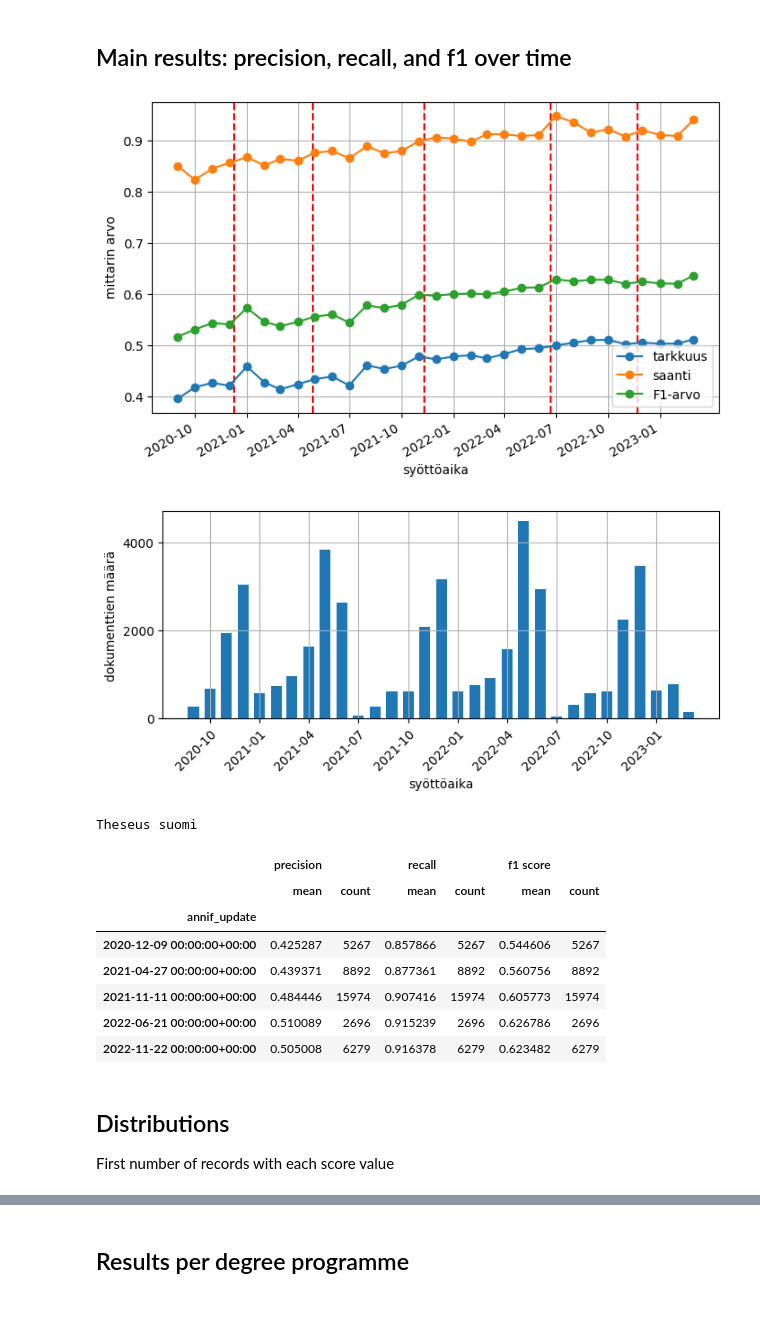
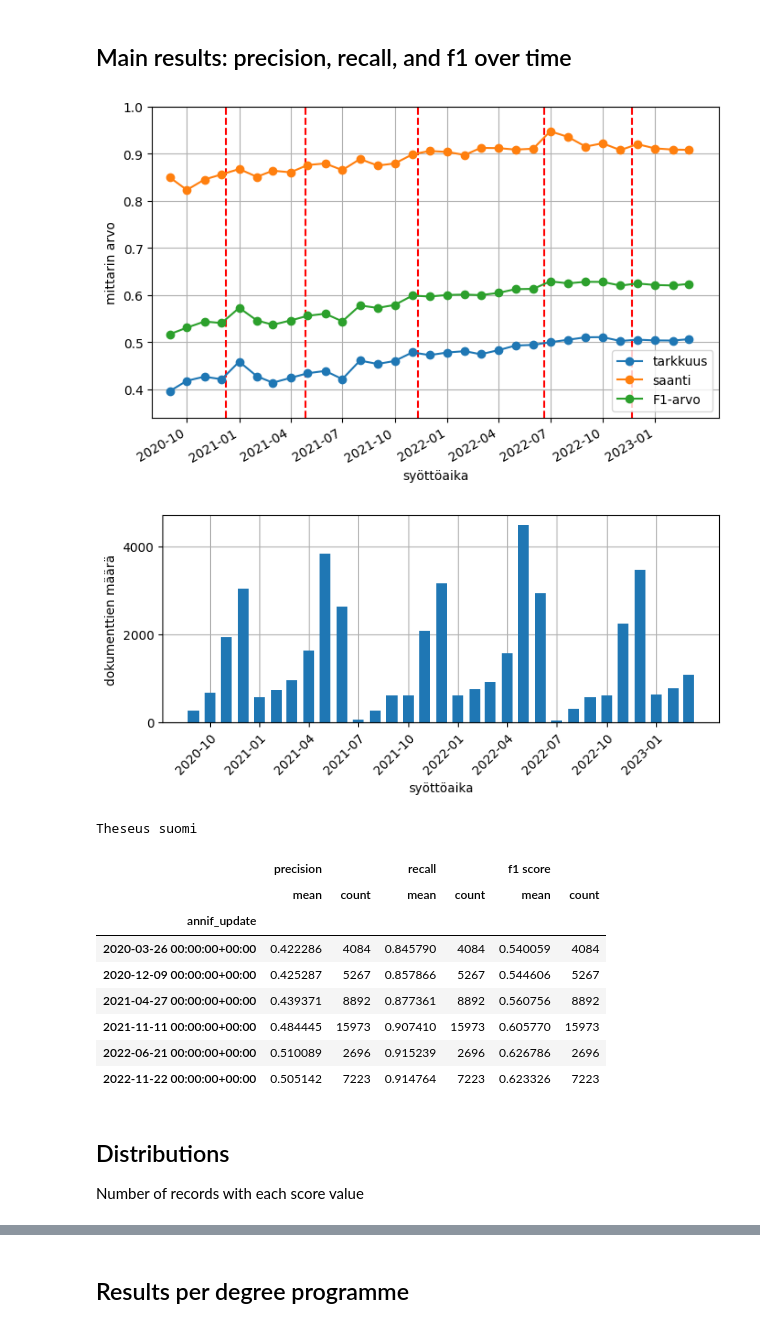
Before and after one commit to NatLibFi/FintoAI-data-YSO, a Jupyter notebook: repository-metrics-analysis/analyse-theseus-tietolinja.ipynb, the cells around one changed output, grey strips where cells are left out. Saved outputs shown, nothing was run; the diff lists cells and outputs as text; code cells hidden in the pictures.

```diff
--- a/repository-metrics-analysis/analyse-theseus-tietolinja.ipynb
+++ b/repository-metrics-analysis/analyse-theseus-tietolinja.ipynb
@@ -166,7 +166,7 @@ def retain_relevant(df):
 
 # Dates when Annif models were updated in Finto AI
 annif_updates = [
-    # "2020-03-26",
+    "2020-03-26",
     "2020-12-09",
     "2021-04-27",
     "2021-11-11",
@@ -206,4 +206,6 @@ print(len(df_sv))
 # %%
+df_fi = df_fi[df_fi.date_accessioned < "2023-04-01"]
+
 df_fi = add_subjects_uris(df_fi, 'fi', source_col='subjects_all')
 get_number_of_rows(df_fi)
 # Retain only rows having both suggestions and subjects_uris
@@ -252,30 +243,35 @@ Name: type, dtype: int64
 # %%
 plt.figure(figsize=(8, 5))
 plot_scores(df_fi)
 plt.xlabel("syöttöaika")
 plt.ylabel("mittarin arvo")
+# set start of time range to 2020-09-01
+plt.xlim(datetime.datetime(2020, 8, 1, tzinfo=datetime.timezone.utc))
+plt.ylim(0.34, 1)
+
 # hide legend labels of vertical lines and change other labels to finnish
-plt.legend(["_", "_", "_", "_", "_", "tarkkuus", "saanti", "F1-arvo"]) #, loc='center right')
+plt.legend(["_", "_", "_", "_", "_", "_", "tarkkuus", "saanti", "F1-arvo"]) #, loc='center right')
 # set x ticks to every 3 months starting from 2020-10, ticks to start of month
 plt.gca().set_xticks(pd.date_range("2020-10-01", "2023-03-31", freq="3MS"))
 # format x ticks to month-year
 plt.gca().xaxis.set_major_formatter(matplotlib.dates.DateFormatter("%Y-%m"))
 
 
 plt.figure(figsize=(8, 3))
 plot_counts(df_fi)
 plt.xlabel("syöttöaika")
 plt.ylabel("dokumenttien määrä")
 plt.yticks([0, 2000, 4000, ])
 # set x ticks to every 3 months starting from 2020-10, ticks to start of month
 plt.gca().set_xticks(pd.date_range("2020-10-01", "2023-03-31", freq="3MS"))
 # format x ticks to month-year
 plt.gca().xaxis.set_major_formatter(matplotlib.dates.DateFormatter("%Y-%m"))
 # rotate x tick labels
 _ = plt.setp(plt.gca().get_xticklabels(), rotation=45, ha="right", rotation_mode="anchor")
+plt.gca().set_axisbelow(True)
 # %% [output]
-[figure, old version]
+[figure, new version]
-[figure, old version]
+[figure, new version]
 # %%
 # Group by annif_update and give mean precision, recall, f1
 df_fi.groupby("annif_update")['precision', 'recall', 'f1 score'].agg(['mean', 'count']).style.set_caption(title_str)
@@ -284,14 +280,15 @@ Theseus suomi
 |  | precision |  | recall |  | f1 score |  |
 |  | mean | count | mean | count | mean | count |
 | annif_update |  |  |  |  |  |  |
+| 2020-03-26 00:00:00+00:00 | 0.422286 | 4084 | 0.845790 | 4084 | 0.540059 | 4084 |
 | 2020-12-09 00:00:00+00:00 | 0.425287 | 5267 | 0.857866 | 5267 | 0.544606 | 5267 |
 | 2021-04-27 00:00:00+00:00 | 0.439371 | 8892 | 0.877361 | 8892 | 0.560756 | 8892 |
-| 2021-11-11 00:00:00+00:00 | 0.484446 | 15974 | 0.907416 | 15974 | 0.605773 | 15974 |
+| 2021-11-11 00:00:00+00:00 | 0.484445 | 15973 | 0.907410 | 15973 | 0.605770 | 15973 |
 | 2022-06-21 00:00:00+00:00 | 0.510089 | 2696 | 0.915239 | 2696 | 0.626786 | 2696 |
-| 2022-11-22 00:00:00+00:00 | 0.505008 | 6279 | 0.916378 | 6279 | 0.623482 | 6279 |
+| 2022-11-22 00:00:00+00:00 | 0.505142 | 7223 | 0.914764 | 7223 | 0.623326 | 7223 |
 # %% [markdown]
 ## Distributions
-First number of records with each score value
+Number of records with each score value
 # %%
 df_fi['precision'].value_counts(sort=False).sort_index()
 # %% [output]
```
Also changed, not shown: parts of 36 cells of this notebook.
